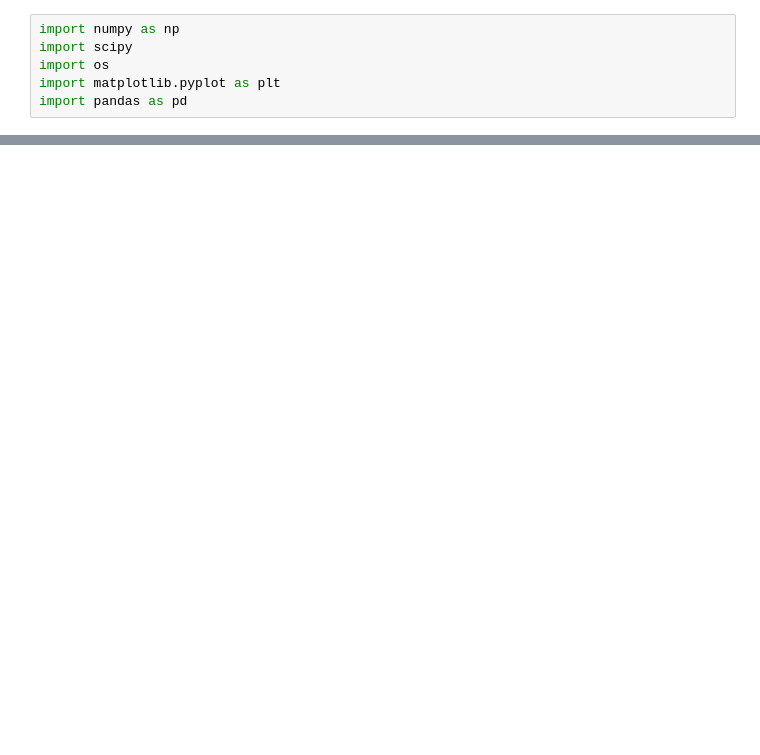
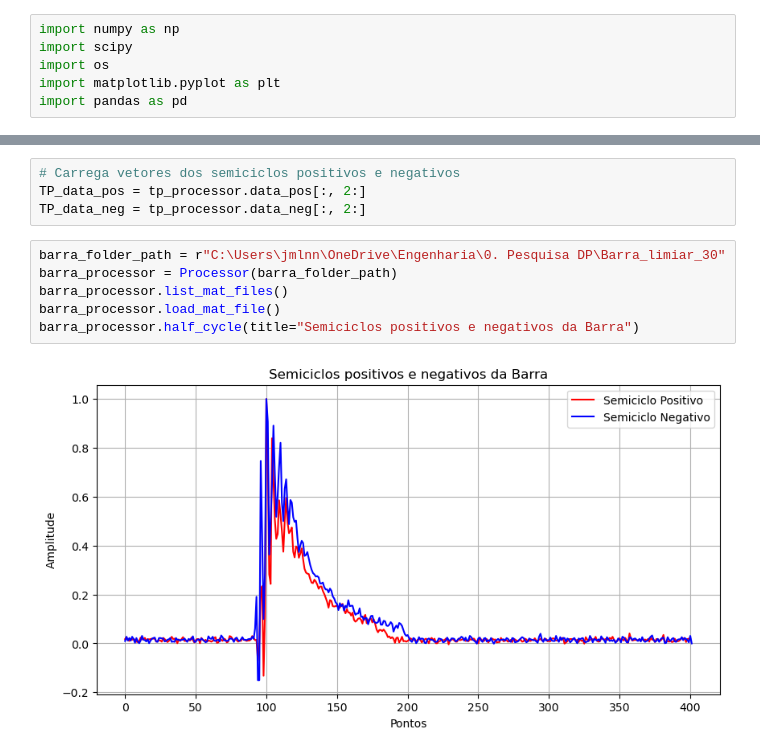
Before and after one commit to mascneto/PesquisaDP, a Jupyter notebook: Pasta 1/filtro e plot.ipynb, the cells around one changed output, grey strips where cells are left out. Cells and saved outputs as stored; diff of their text form; blank space fills up the shorter version.

```diff
--- a/Pasta 1/filtro e plot.ipynb
+++ b/Pasta 1/filtro e plot.ipynb
@@ -116,0 +122,12 @@ class Processor:
+# %%
+# Carrega vetores dos semiciclos positivos e negativos
+TP_data_pos = tp_processor.data_pos[:, 2:]
+TP_data_neg = tp_processor.data_neg[:, 2:]
+# %%
+barra_folder_path = r"C:\Users\jmlnn\OneDrive\Engenharia\0. Pesquisa DP\Barra_limiar_30"
+barra_processor = Processor(barra_folder_path)
+barra_processor.list_mat_files()
+barra_processor.load_mat_file()
+barra_processor.half_cycle(title="Semiciclos positivos e negativos da Barra")
+# %% [output]
+[figure, added]
```
Also changed, not shown: parts of 31 cells of this notebook.
